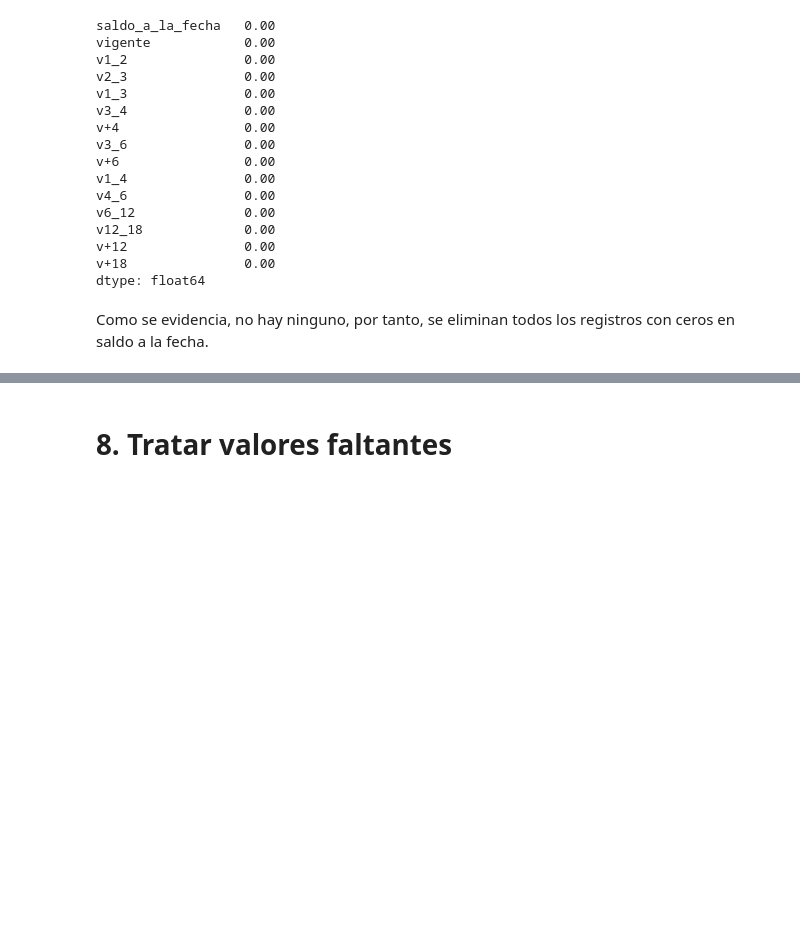
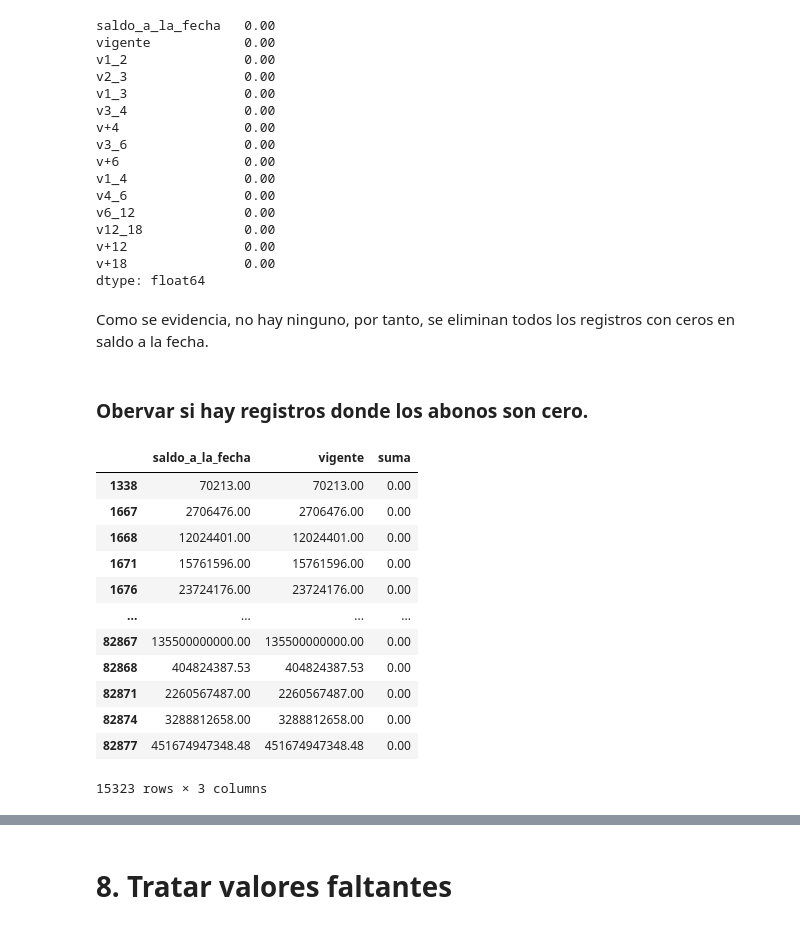
Before and after one commit to AlexanderBedoyaC/no_supervisado, a Jupyter notebook: 1. Limpieza y Transformación.ipynb, the cells around one changed output, grey strips where cells are left out. Drawn from its saved outputs; the diff is of its cells as text; code cells hidden in the pictures; blank space fills up the shorter version.

```diff
--- a/1. Limpieza y Transformación.ipynb
+++ b/1. Limpieza y Transformación.ipynb
@@ -317,3 +332,22 @@ indices_ceros = df[df.saldo_a_la_fecha<=0].index
 
 #Eliminar los registros
 df.drop(indices_ceros, axis=0, inplace=True)
+# %% [markdown]
+### Obervar si hay registros donde los abonos son cero.
+# %%
+df['suma'] = df.iloc[:,8:21].sum(axis=1)
+df[df['suma']==0][['saldo_a_la_fecha', 'vigente', 'suma']]
+# %% [output]
+|  | saldo_a_la_fecha | vigente | suma |
+| 1338 | 70213.00 | 70213.00 | 0.00 |
+| 1667 | 2706476.00 | 2706476.00 | 0.00 |
+| 1668 | 12024401.00 | 12024401.00 | 0.00 |
+| 1671 | 15761596.00 | 15761596.00 | 0.00 |
+| 1676 | 23724176.00 | 23724176.00 | 0.00 |
+| ... | ... | ... | ... |
+| 82867 | 135500000000.00 | 135500000000.00 | 0.00 |
+| 82868 | 404824387.53 | 404824387.53 | 0.00 |
+| 82871 | 2260567487.00 | 2260567487.00 | 0.00 |
+| 82874 | 3288812658.00 | 3288812658.00 | 0.00 |
+| 82877 | 451674947348.48 | 451674947348.48 | 0.00 |
+15323 rows × 3 columns
```
Also changed, not shown: parts of 11 cells of this notebook, 5 other files.
